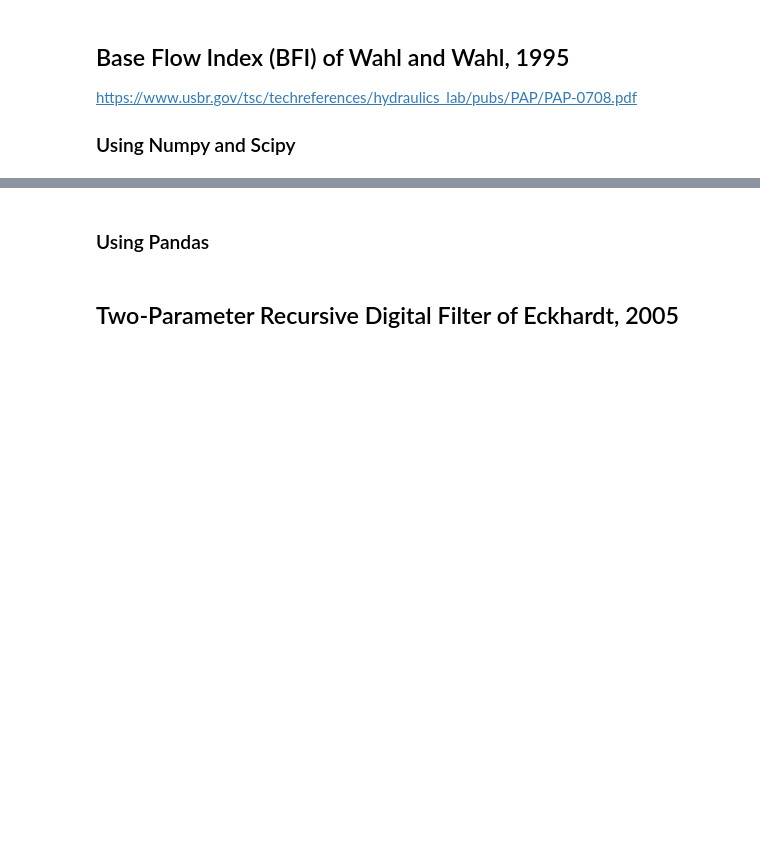
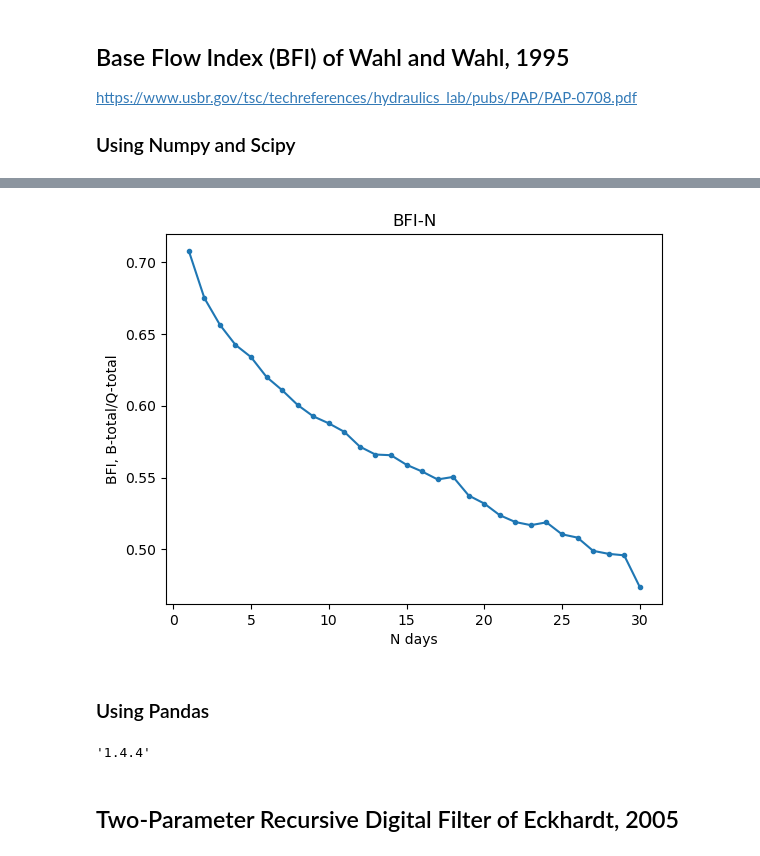
Before and after one commit to mrahnis/nb-streamgage, a Jupyter notebook: Stream Gage Ex. 7 - Baseflow Separation Part 2.ipynb, the cells around one changed output, grey strips where cells are left out. Drawn from its saved outputs; the diff is of its cells as text; code cells hidden in the pictures; blank space fills up the shorter version.

```diff
--- a/Stream Gage Ex. 7 - Baseflow Separation Part 2.ipynb
+++ b/Stream Gage Ex. 7 - Baseflow Separation Part 2.ipynb
@@ -142,7 +172,38 @@ plt.show()
+# %%
+# calculate BFI for a range of possible block sizes
+N_range = range(1,31)
+BFI_arr = []
+for N in N_range:
+    window_min_ix = list(get_window_mins(Q, N))
+    window_min_vals = np.take(Q, window_min_ix)
+    mask = np.where(
+        (f*window_min_vals < np.roll(window_min_vals, 1)) & (f*window_min_vals < np.roll(window_min_vals, -1)),
+        True, False
+    )
+    turning_pt_ix = np.delete(window_min_ix, ~mask)
+    fn = interp1d(turning_pt_ix, Q.take(turning_pt_ix), kind='linear')
+    X = np.arange(turning_pt_ix.min(), turning_pt_ix.max())
+    Y = fn(X)
+    Y = np.where((Y > Q[X]), Q[X], Y)
+    BFI_arr += [Y.sum()/Q[X].sum()]
+# %%
+# Plot BFI-N relation
+fig = plt.figure()
+ax1 = fig.add_subplot(111)
+ax1.plot(N_range, BFI_arr, marker='.', )
+ax1.set_xlabel('N days')
+ax1.set_ylabel('BFI, B-total/Q-total')
+ax1.set_title('BFI-N')
+plt.show()
+# %% [output]
+[figure, added]
 # %% [markdown]
 ### Using Pandas
 # %%
 # do a more panda-centric approach
+pd.__version__
+# %% [output]
+'1.4.4'
 # %% [markdown]
 
 ## Two-Parameter Recursive Digital Filter of Eckhardt, 2005
```
Also changed, not shown: parts of 14 cells of this notebook.
